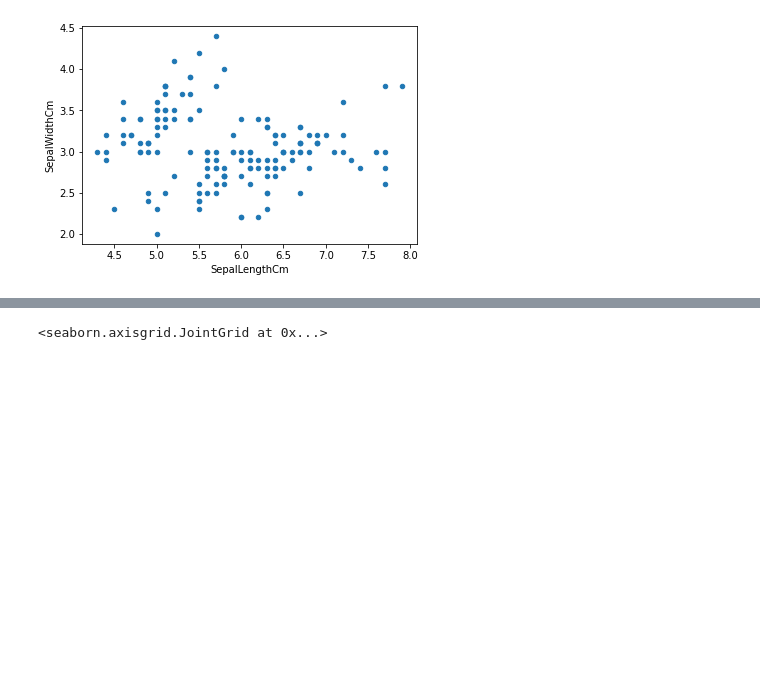
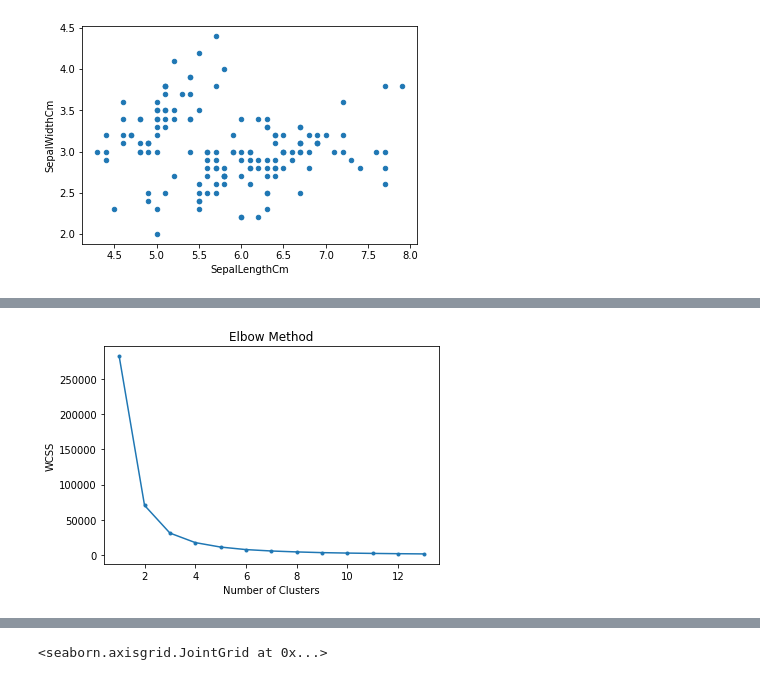
Before and after one commit to Prasanna-Muthuchidambaram/Iris, a Jupyter notebook: Iris_k-means.ipynb, the cells around one changed output, grey strips where cells are left out. Cells and saved outputs as stored; diff of their text form; code cells hidden in the pictures; blank space fills up the shorter version.

```diff
--- a/Iris_k-means.ipynb
+++ b/Iris_k-means.ipynb
@@ -47,0 +119,8 @@ iris_data.plot(kind='scatter',x='SepalLengthCm', y='SepalWidthCm')
+# %%
+plt.plot(range(1,14),wcss,'.-')
+plt.xlabel('Number of Clusters')
+plt.ylabel('WCSS')
+plt.title('Elbow Method')
+plt.show()
+# %% [output]
+[figure, added]
```
Also changed, not shown: parts of 17 cells of this notebook.
